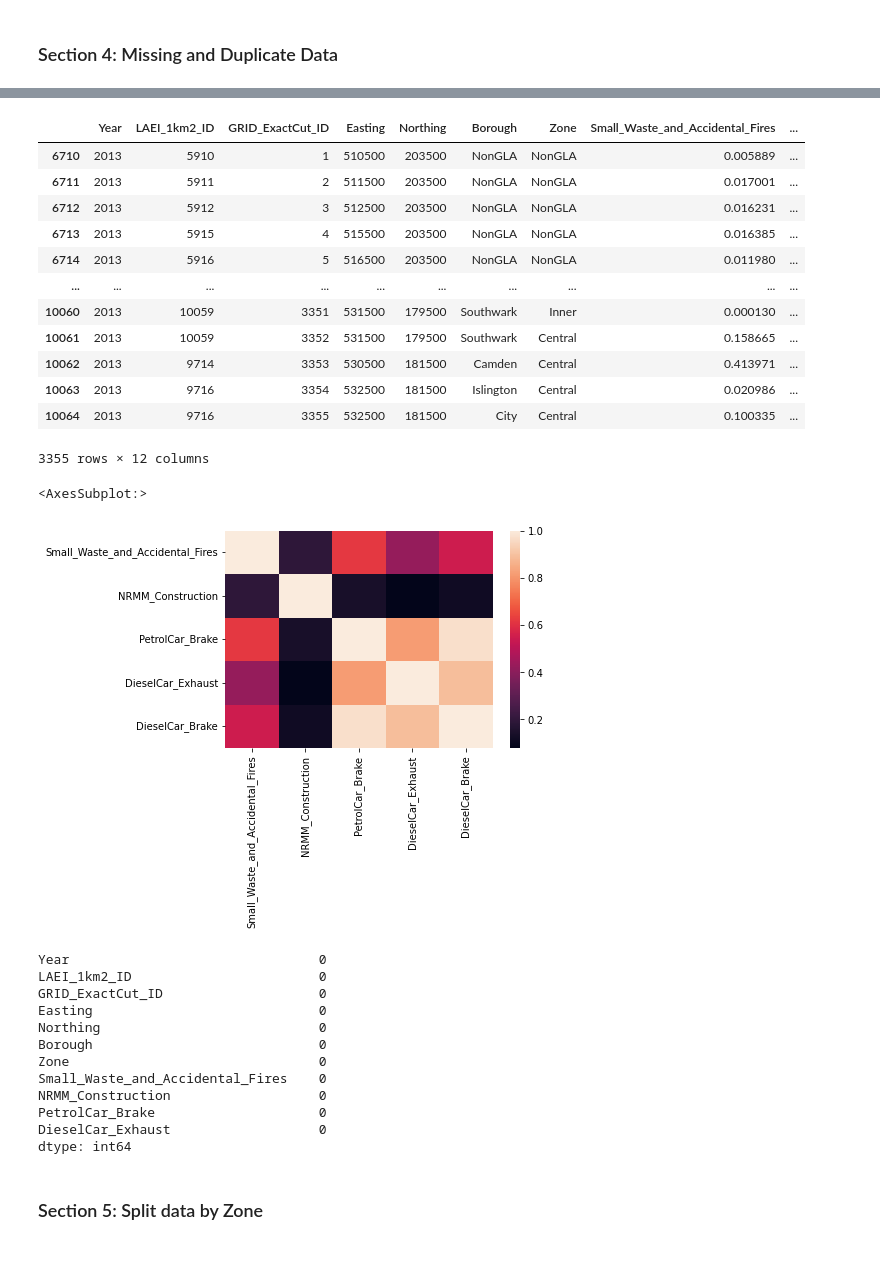
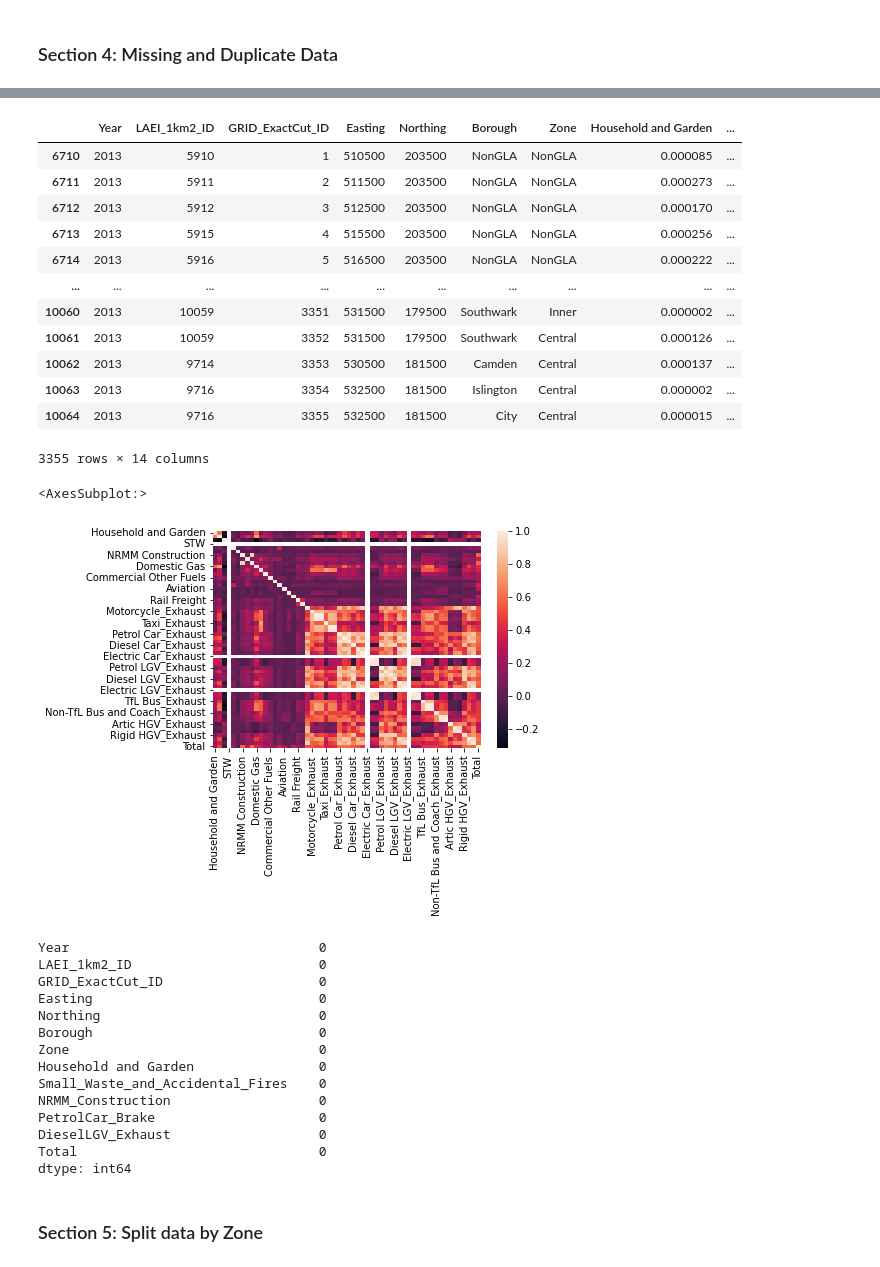
Before and after one commit to LDST-GroupE/LAEI2013-Project, a Jupyter notebook: PM2.5.ipynb, the cells around one changed output, grey strips where cells are left out. Saved outputs shown, nothing was run; the diff lists cells and outputs as text; code cells hidden in the pictures.

```diff
--- a/PM2.5.ipynb
+++ b/PM2.5.ipynb
@@ -181,6 +181,9 @@ Length: 65, dtype: object
 #Find the means, and locate mean <0.05
 dfn=df1.iloc[:,8:64]
 dfn1=dfn.mean(axis=0)<0.05
-df_False=dfn1[dfn1 == False]
-df_False
+dfn1
+#df_False=dfn1[dfn1 == False]
+#df_False
+df_True=dfn1[dfn1 == True]
+df_True
 # %% [output]
@@ -192,29 +206,28 @@ DieselLGV_Exhaust                   False
 dtype: bool
 # %%
 #Extract the columns and save to df1
-df1=df1.loc[:,['Year','LAEI_1km2_ID','GRID_ExactCut_ID','Easting','Northing','Borough','Zone',\
-               'Small_Waste_and_Accidental_Fires','NRMM_Construction','PetrolCar_Brake','DieselCar_Exhaust','DieselCar_Brake']]
-df1
+df2=df1.drop(list(df_True.index.values),axis=1)
+df2
 # %% [output]
-|  | Year | LAEI_1km2_ID | GRID_ExactCut_ID | Easting | Northing | Borough | Zone | Small_Waste_and_Accidental_Fires | ... |
-| 6710 | 2013 | 5910 | 1 | 510500 | 203500 | NonGLA | NonGLA | 0.005889 | ... |
-| 6711 | 2013 | 5911 | 2 | 511500 | 203500 | NonGLA | NonGLA | 0.017001 | ... |
-| 6712 | 2013 | 5912 | 3 | 512500 | 203500 | NonGLA | NonGLA | 0.016231 | ... |
-| 6713 | 2013 | 5915 | 4 | 515500 | 203500 | NonGLA | NonGLA | 0.016385 | ... |
-| 6714 | 2013 | 5916 | 5 | 516500 | 203500 | NonGLA | NonGLA | 0.011980 | ... |
+|  | Year | LAEI_1km2_ID | GRID_ExactCut_ID | Easting | Northing | Borough | Zone | Household and Garden | ... |
+| 6710 | 2013 | 5910 | 1 | 510500 | 203500 | NonGLA | NonGLA | 0.000085 | ... |
+| 6711 | 2013 | 5911 | 2 | 511500 | 203500 | NonGLA | NonGLA | 0.000273 | ... |
+| 6712 | 2013 | 5912 | 3 | 512500 | 203500 | NonGLA | NonGLA | 0.000170 | ... |
+| 6713 | 2013 | 5915 | 4 | 515500 | 203500 | NonGLA | NonGLA | 0.000256 | ... |
+| 6714 | 2013 | 5916 | 5 | 516500 | 203500 | NonGLA | NonGLA | 0.000222 | ... |
 | ... | ... | ... | ... | ... | ... | ... | ... | ... | ... |
-| 10060 | 2013 | 10059 | 3351 | 531500 | 179500 | Southwark | Inner | 0.000130 | ... |
-| 10061 | 2013 | 10059 | 3352 | 531500 | 179500 | Southwark | Central | 0.158665 | ... |
-| 10062 | 2013 | 9714 | 3353 | 530500 | 181500 | Camden | Central | 0.413971 | ... |
-| 10063 | 2013 | 9716 | 3354 | 532500 | 181500 | Islington | Central | 0.020986 | ... |
-| 10064 | 2013 | 9716 | 3355 | 532500 | 181500 | City | Central | 0.100335 | ... |
+| 10060 | 2013 | 10059 | 3351 | 531500 | 179500 | Southwark | Inner | 0.000002 | ... |
+| 10061 | 2013 | 10059 | 3352 | 531500 | 179500 | Southwark | Central | 0.000126 | ... |
+| 10062 | 2013 | 9714 | 3353 | 530500 | 181500 | Camden | Central | 0.000137 | ... |
+| 10063 | 2013 | 9716 | 3354 | 532500 | 181500 | Islington | Central | 0.000002 | ... |
+| 10064 | 2013 | 9716 | 3355 | 532500 | 181500 | City | Central | 0.000015 | ... |
-3355 rows × 12 columns
+3355 rows × 14 columns
 # %%
 #Check correlation performance
-data=pd.DataFrame(df1.iloc[:,7:])
-data1=data.corr()
+data=pd.DataFrame(df2.iloc[:,7:])
+data2=data.corr()
 seaborn.heatmap(data1)
 # %% [output]
 <AxesSubplot:>
-[figure, old version]
+[figure, new version]
 # %%
@@ -223,6 +236,6 @@ df1.drop("DieselCar_Brake",axis=1, inplace=True)
 # %%
 # Check for Null data
-df1.isnull().sum()
+df2.isnull().sum()
 # %% [output]
 Year                                0
 LAEI_1km2_ID                        0
@@ -231,10 +244,12 @@ Easting                             0
 Northing                            0
 Borough                             0
 Zone                                0
+Household and Garden                0
 Small_Waste_and_Accidental_Fires    0
 NRMM_Construction                   0
 PetrolCar_Brake                     0
-DieselCar_Exhaust                   0
+DieselLGV_Exhaust                   0
+Total                               0
 dtype: int64
 # %% [markdown]
 ### Section 5: Split data by Zone
```
Also changed, not shown: parts of 4 cells of this notebook.
